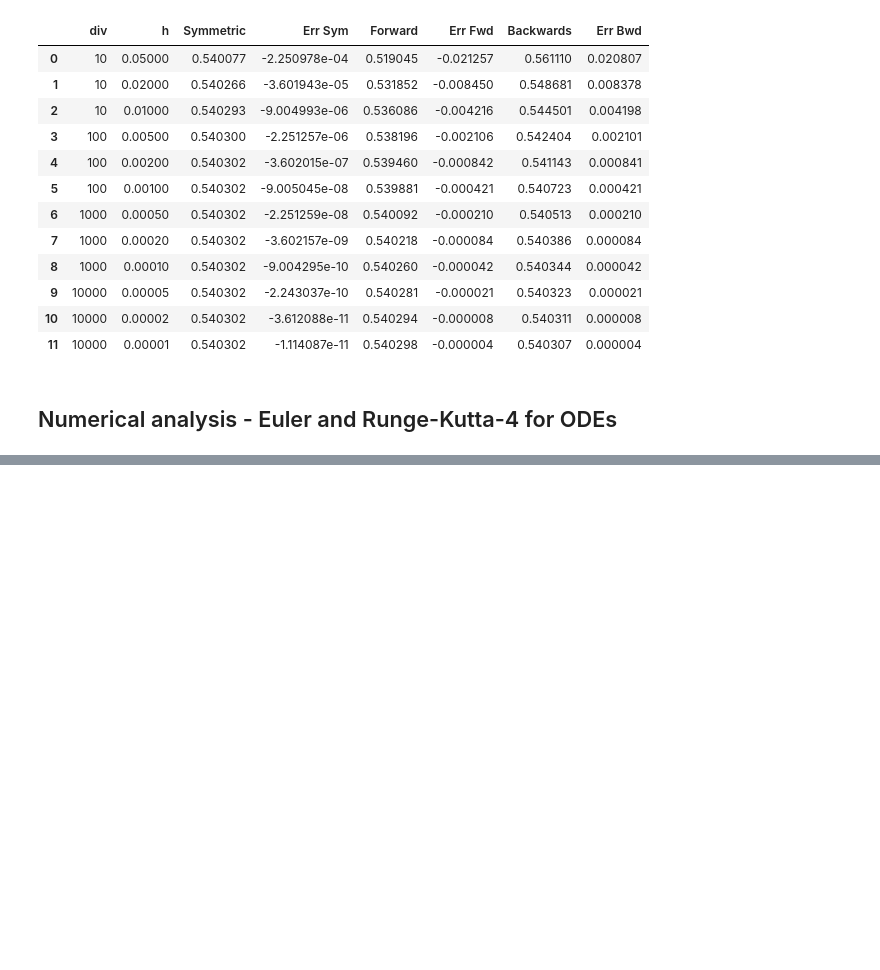
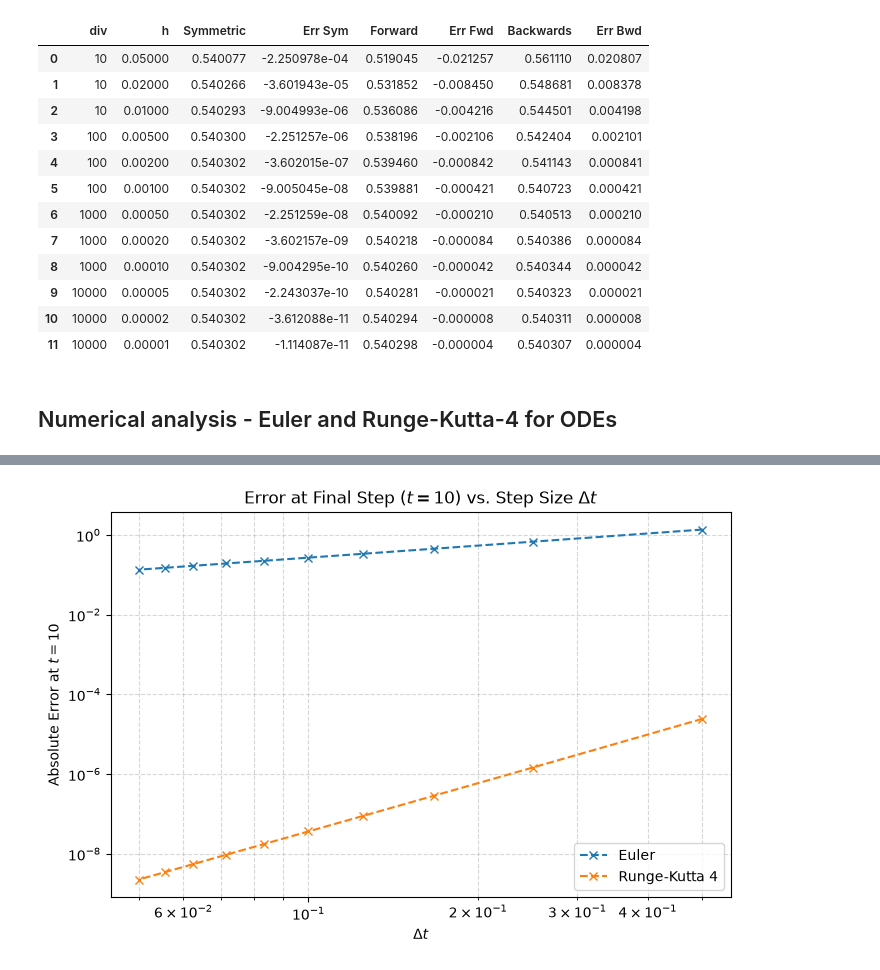
Before and after one commit to mgirelli/fisica_com_exercise, a Jupyter notebook: Esercizio_1.ipynb, the cells around one changed output, grey strips where cells are left out. Saved outputs shown, nothing was run; the diff lists cells and outputs as text; code cells hidden in the pictures; blank space fills up the shorter version.

```diff
--- a/Esercizio_1.ipynb
+++ b/Esercizio_1.ipynb
@@ -388,0 +485,43 @@ display(df)
+# %%
+data = []
+
+for i in range(10):
+
+    new_step = step/(i+1)
+    n_steps = int(np.round(t / new_step))
+    x = np.linspace(0, t, n_steps + 1)
+
+    E = Euler(lamb, N_0, new_step, t)
+    RK = Runge_Kutta(lamb, N_0, new_step, t)
+    esatto = N_0 * np.exp(-lamb * x)
+
+    err_E = abs(E - esatto)
+    err_RK = abs(RK - esatto)
+
+    data.append({
+        'step': new_step,
+        'Euler': E,
+        'Errore_Euler': err_E,
+        'Rugne_Kutta': RK,
+        'Errore_Rugne_Kutta': err_RK,
+        'Esatto': esatto
+    })
+
+df = pd.DataFrame(data)
+# %%
+dt = df['step'].values
+err_Euler_final = df['Errore_Euler'].apply(lambda err: err[-1]).values
+err_RK_final = df['Errore_Rugne_Kutta'].apply(lambda err: err[-1]).values
+
+plt.figure(figsize=(8, 5))
+plt.loglog(dt, err_Euler_final, marker='x', linestyle='--', label='Euler')
+plt.loglog(dt, err_RK_final, marker='x', linestyle='--', label='Runge-Kutta 4')
+
+plt.xlabel(r'$\Delta t$')
+plt.ylabel(r'Absolute Error at $t = 10$')
+plt.title(r'Error at Final Step ($t=10$) vs. Step Size $\Delta t$')
+plt.grid(True, which="both", ls="--", alpha=0.5)
+plt.legend()
+plt.show()
+# %% [output]
+[figure, added]
```
Also changed, not shown: parts of 9 cells of this notebook.
